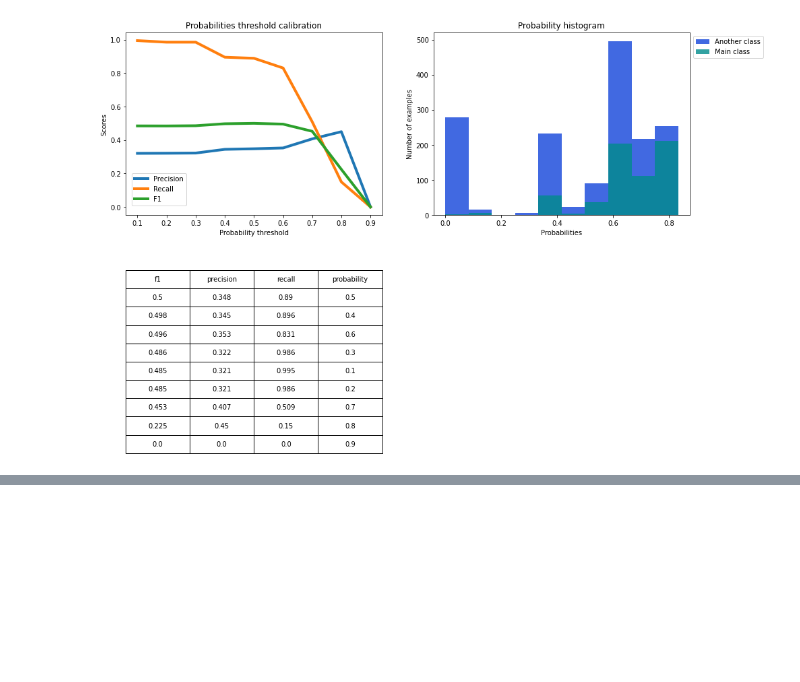
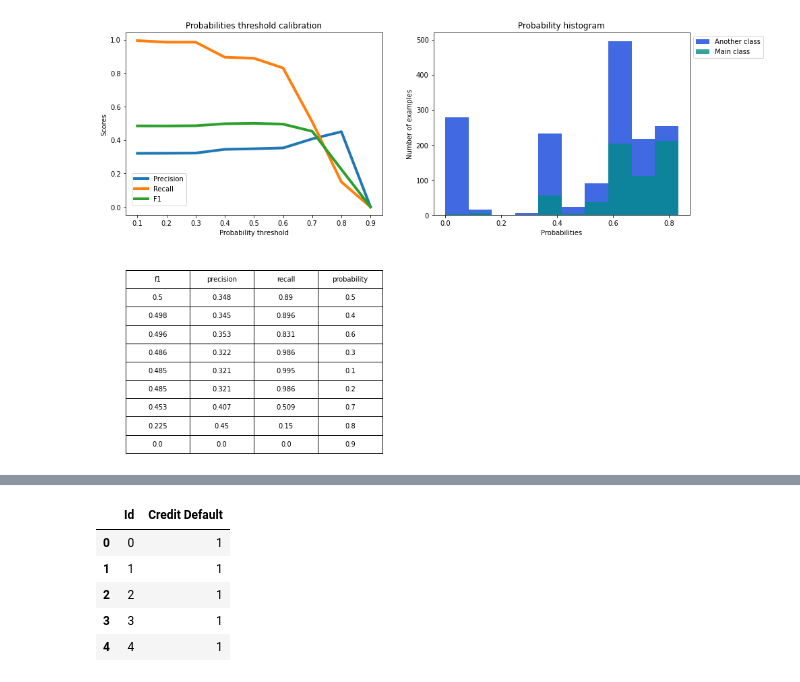
Before and after one commit to SVM71/Python_DataSciece_HomeWork_2020, a Jupyter notebook: cursovoy_2/Mitin_solution_final.ipynb, the cells around one changed output, grey strips where cells are left out. Saved outputs shown, nothing was run; the diff lists cells and outputs as text; code cells hidden in the pictures; blank space fills up the shorter version.

```diff
--- a/cursovoy_2/Mitin_solution_final.ipynb
+++ b/cursovoy_2/Mitin_solution_final.ipynb
@@ -430,0 +460,10 @@ show_proba_calibration_plots(y_test_pred_probs[:, 1], y_test)
+# %%
+submit['Credit Default'] = predictions
+submit.head()
+# %% [output]
+|  | Id | Credit Default |
+| 0 | 0 | 1 |
+| 1 | 1 | 1 |
+| 2 | 2 | 1 |
+| 3 | 3 | 1 |
+| 4 | 4 | 1 |
```
Also changed, not shown: parts of 4 cells of this notebook, 3 other files.
